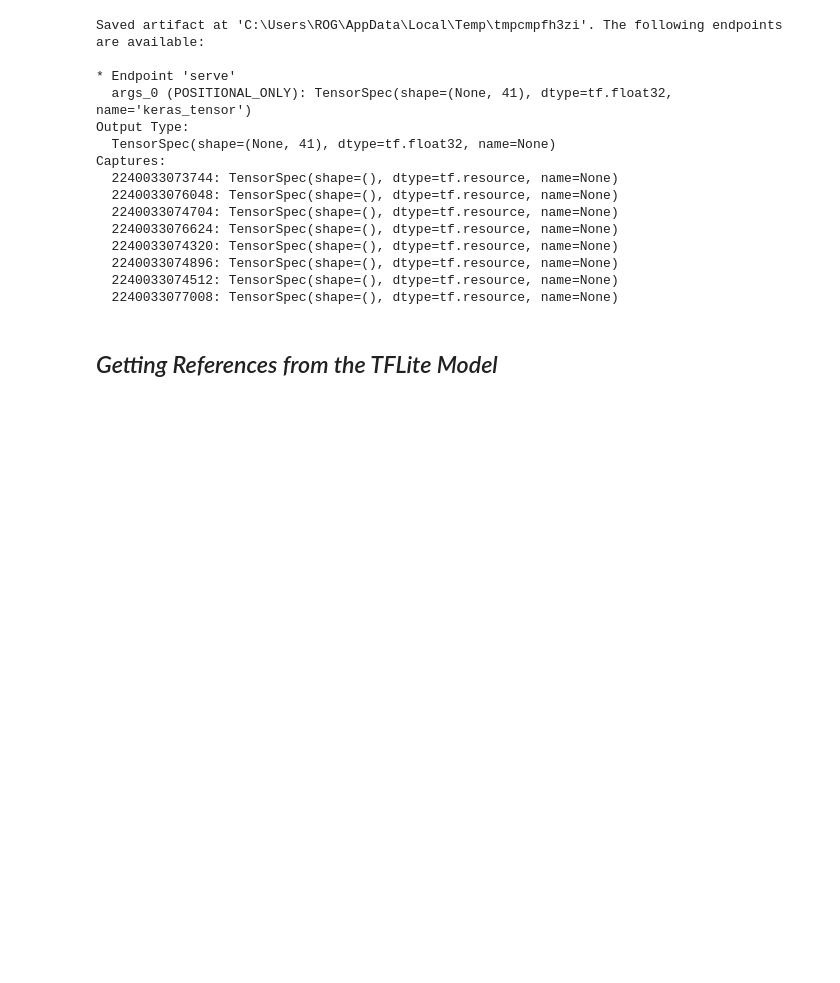
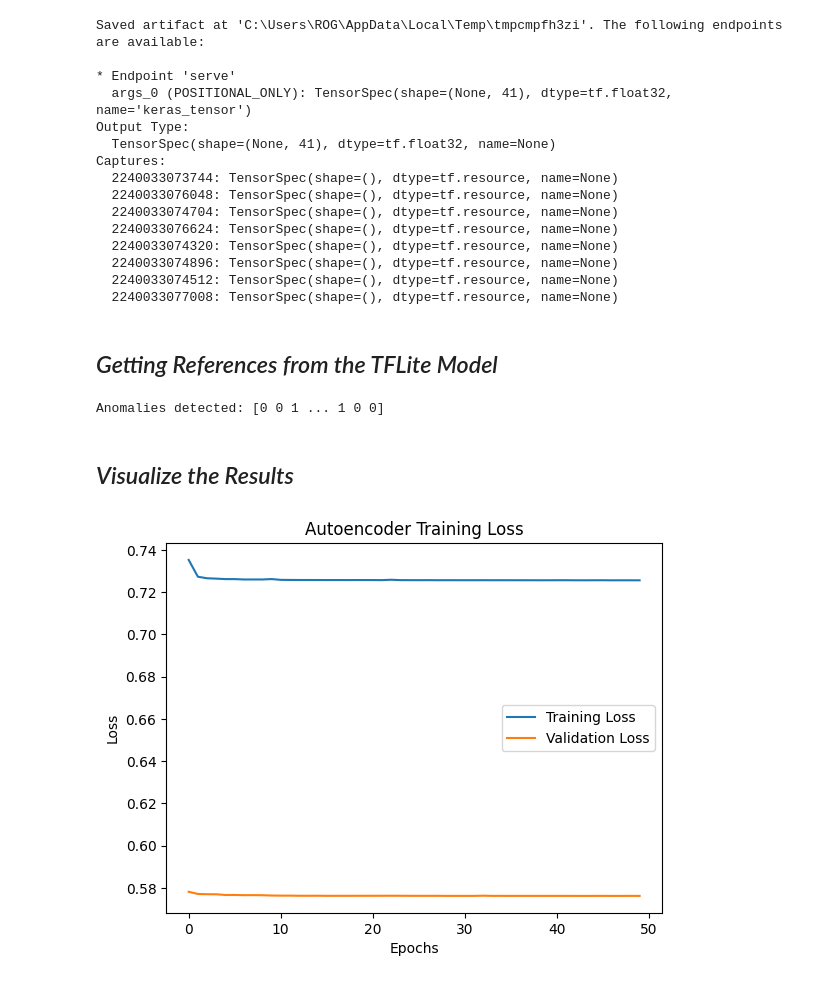
Before and after one commit to Sharif-University-ESRLab/fall2024-embeddedml-benchmark, a Jupyter notebook: Code/AnomalyDetection/CoreDetection.ipynb, the cells around one changed output. Cells and saved outputs as stored; diff of their text form; code cells hidden in the pictures; blank space fills up the shorter version.

```diff
--- a/Code/AnomalyDetection/CoreDetection.ipynb
+++ b/Code/AnomalyDetection/CoreDetection.ipynb
@@ -135,0 +157,30 @@ save_rf_model(rf_model, "Models/random_forest_model.tflite")
+# %%
+X_test_tflite = X_test.astype("float32")
+
+reconstructed = []
+for i in range(X_test_tflite.shape[0]):
+    input_data = X_test_tflite[i].reshape(1, -1)  # Reshape each sample to (1, n_features)
+    reconstructed.append(run_inference(interpreter, input_data))
+
+reconstructed = np.array(reconstructed).squeeze()  # Remove extra dimensions if necessary
+
+reconstruction_error = ((X_test_tflite - reconstructed) ** 2).mean(axis=1)
+threshold = np.percentile(reconstruction_error, 80)  # 80th percentile for anomaly threshold
+
+anomalies = (reconstruction_error > threshold).astype(int)
+
+print("Anomalies detected:", anomalies)
+# %% [output]
+Anomalies detected: [0 0 1 ... 1 0 0]
+# %% [markdown]
+## *Visualize the Results*
+# %%
+plt.plot(autoencoder.history.history['loss'], label='Training Loss')
+plt.plot(autoencoder.history.history['val_loss'], label='Validation Loss')
+plt.xlabel('Epochs')
+plt.ylabel('Loss')
+plt.title('Autoencoder Training Loss')
+plt.legend()
+plt.show()
+# %% [output]
+[figure, added]
```
Also changed, not shown: parts of 5 cells of this notebook.
